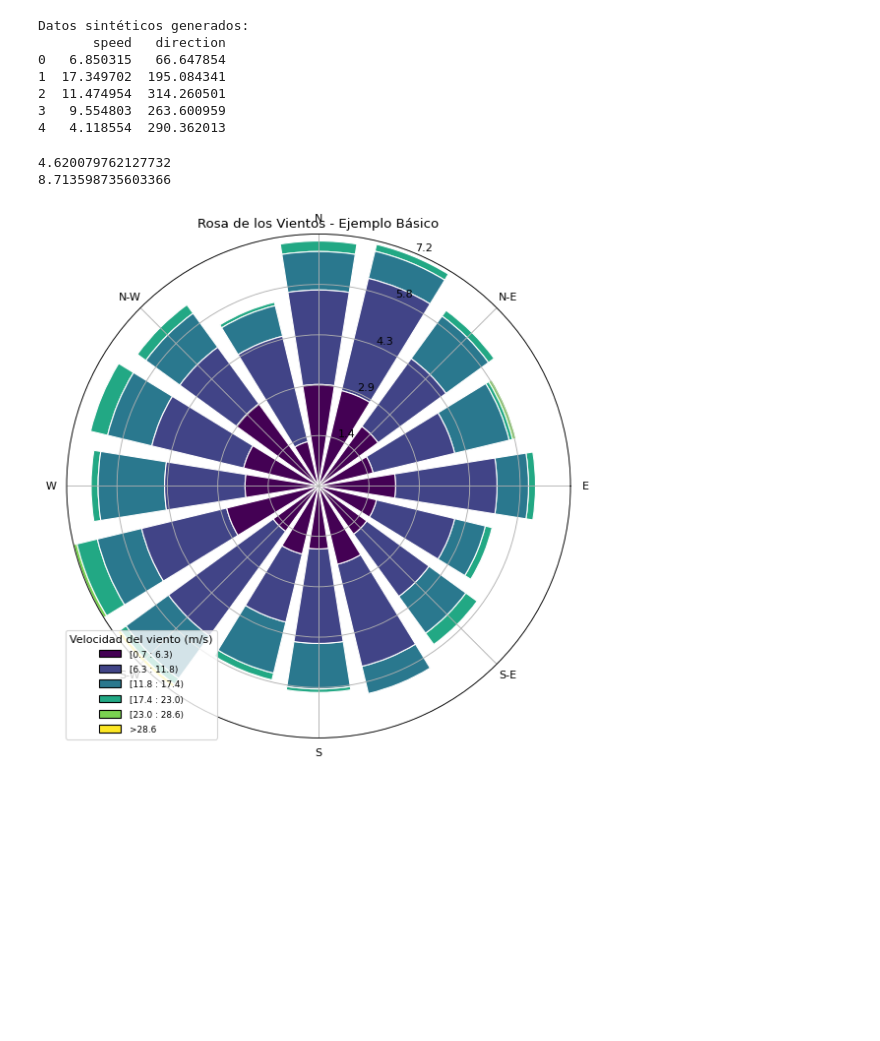
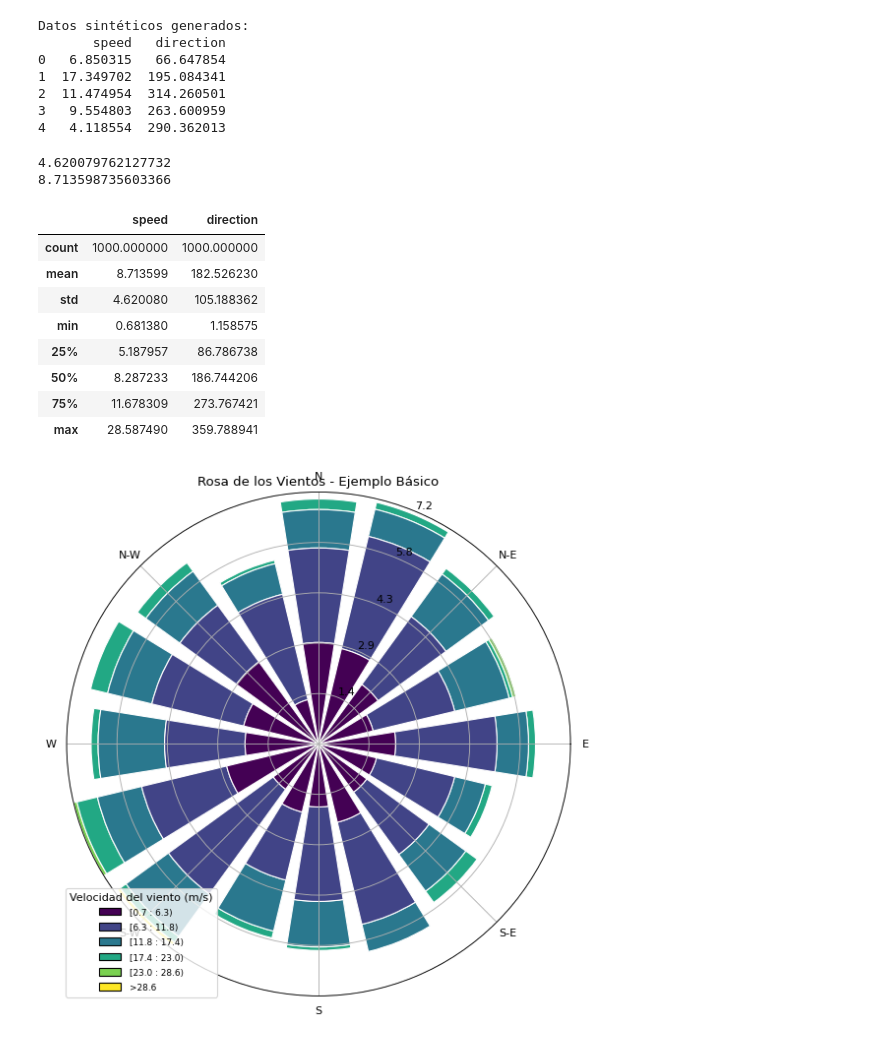
Before and after one commit to GiovanniSecchia/GiovanniSecchia, a Jupyter notebook: Eolica_2025/Ejemplo1.ipynb, the cells around one changed output. Saved outputs shown, nothing was run; the diff lists cells and outputs as text; code cells hidden in the pictures; blank space fills up the shorter version.

```diff
--- a/Eolica_2025/Ejemplo1.ipynb
+++ b/Eolica_2025/Ejemplo1.ipynb
@@ -83,11 +83,22 @@ Datos sintéticos generados:
 # %%
 #Desviación estándar
 print(data.speed.std())
 #Media
 print(data.speed.mean())
+#Descripción de los datos
+data.describe()
 # %% [output]
 4.620079762127732
 8.713598735603366
+|  | speed | direction |
+| count | 1000.000000 | 1000.000000 |
+| mean | 8.713599 | 182.526230 |
+| std | 4.620080 | 105.188362 |
+| min | 0.681380 | 1.158575 |
+| 25% | 5.187957 | 86.786738 |
+| 50% | 8.287233 | 186.744206 |
+| 75% | 11.678309 | 273.767421 |
+| max | 28.587490 | 359.788941 |
 # %%
 # Ejemplo 1: Gráfico básico de la rosa de los vientos
 ax = WindroseAxes.from_ax()
```
